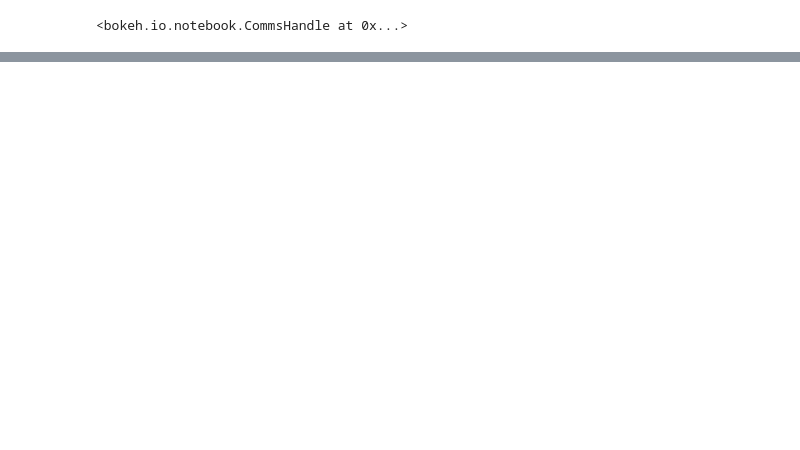
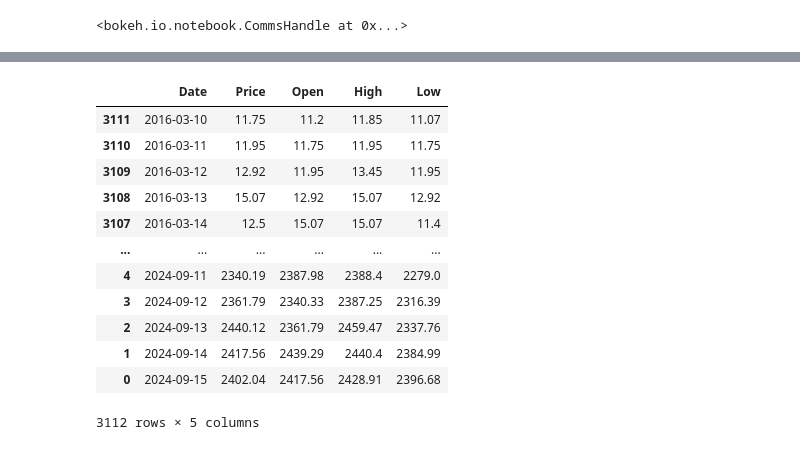
Before and after one commit to alonot/Ethereum_prediction_ML, a Jupyter notebook: merged_notebook.ipynb, the cells around one changed output, grey strips where cells are left out. Cells and saved outputs as stored; diff of their text form; code cells hidden in the pictures; blank space fills up the shorter version.

```diff
--- a/merged_notebook.ipynb
+++ b/merged_notebook.ipynb
@@ -619,0 +624,5 @@ show(p, notebook_handle=True)
+# %%
+import pandas as pd
+import numpy as np
+df = pd.read_csv("Daily.csv")
+df
@@ -619,0 +643,32 @@ show(p, notebook_handle=True)
+# %%
+# removing the non_relevant columns
+df.drop(columns = ['Vol.', 'Change %'],inplace = True)
+#  removing the commas in price
+for i in range(len(df)):
+    for j in df.columns[1:]:
+        if "," in df.loc[i,j]:
+            val=df.loc[i,j]
+            df.loc[i,j]=float(val[:val.find(",")]+val[val.find(",")+1:])
+        else:
+            df.loc[i,j]=float(df.loc[i,j])
+
+# date pre-processing
+from datetime import datetime
+df["Date"]=pd.to_datetime(df["Date"],dayfirst=True)
+
+df=df.sort_values(by="Date")
+df
+# %% [output]
+|  | Date | Price | Open | High | Low |
+| 3111 | 2016-03-10 | 11.75 | 11.2 | 11.85 | 11.07 |
+| 3110 | 2016-03-11 | 11.95 | 11.75 | 11.95 | 11.75 |
+| 3109 | 2016-03-12 | 12.92 | 11.95 | 13.45 | 11.95 |
+| 3108 | 2016-03-13 | 15.07 | 12.92 | 15.07 | 12.92 |
+| 3107 | 2016-03-14 | 12.5 | 15.07 | 15.07 | 11.4 |
+| ... | ... | ... | ... | ... | ... |
+| 4 | 2024-09-11 | 2340.19 | 2387.98 | 2388.4 | 2279.0 |
+| 3 | 2024-09-12 | 2361.79 | 2340.33 | 2387.25 | 2316.39 |
+| 2 | 2024-09-13 | 2440.12 | 2361.79 | 2459.47 | 2337.76 |
+| 1 | 2024-09-14 | 2417.56 | 2439.29 | 2440.4 | 2384.99 |
+| 0 | 2024-09-15 | 2402.04 | 2417.56 | 2428.91 | 2396.68 |
+3112 rows × 5 columns
```
Also changed, not shown: parts of 15 cells of this notebook.
